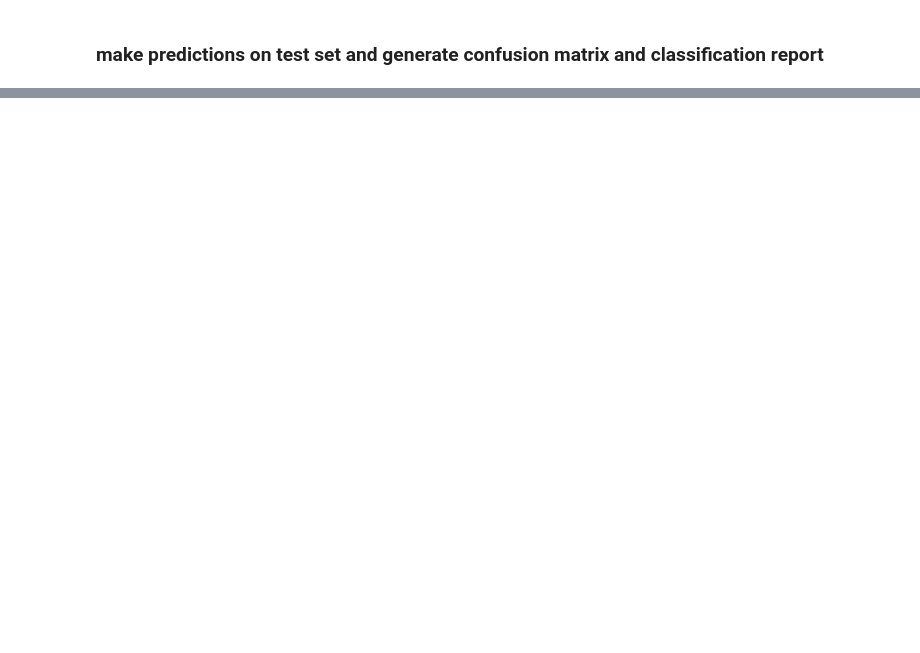
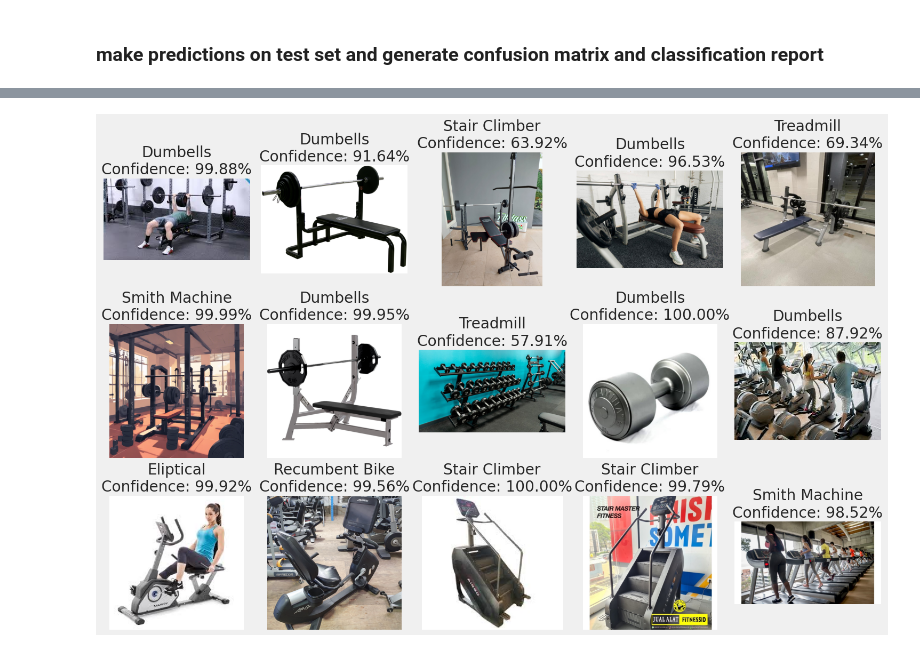
Before and after one commit to GymLens/Machine-Learning, a Jupyter notebook: CNN add Models.ipynb, the cells around one changed output, grey strips where cells are left out. Drawn from its saved outputs; the diff is of its cells as text; code cells hidden in the pictures; blank space fills up the shorter version.

```diff
--- a/CNN add Models.ipynb
+++ b/CNN add Models.ipynb
@@ -545,0 +491,18 @@ tread.jpg is predicted to be: Dumbells
+# %%
+def prepare_image(image_path):
+    img = tf.keras.preprocessing.image.load_img(image_path, target_size=(224, 224))
+    img_array = tf.keras.preprocessing.image.img_to_array(img)
+    img_array = np.expand_dims(img_array, axis=0)  # Membuat batch yang terdiri dari satu gambar
+    return img_array / 255.0  # Normalisasi
+
+# Contoh menggunakan gambar
+image_path = 'test/bp2.png'
+image_to_predict = prepare_image(image_path)
+
+class_names = ["Bench Press", "Dumbells", "Eliptical", "Recumbent Bike", "Smith Machine", "Stair Climber", "Treadmill"]
+
+predictions = model.predict(image_to_predict)
+predicted_class_index = np.argmax(predictions, axis=1)  # Mendapatkan indeks dengan nilai tertinggi
+
+predicted_class_name = class_names[predicted_class_index[0]]  # Asumsi bahwa hanya ada satu hasil
+print(f'Predicted class: {predicted_class_name}')
@@ -545,0 +512,32 @@ tread.jpg is predicted to be: Dumbells
+# %%
+from keras.preprocessing.image import load_img, img_to_array
+
+directory_path = 'test'
+
+# Membuat figure dan axes menggunakan Matplotlib
+fig, axes = plt.subplots(nrows=3, ncols=5, figsize=(15, 10))  # Sesuaikan dengan jumlah gambar
+axes = axes.flatten()
+
+for i, filename in enumerate(os.listdir(directory_path)):
+    image_path = os.path.join(directory_path, filename)
+    image = prepare_image(image_path)
+
+    # Prediksi
+    predictions = model.predict(image)
+    predicted_class_index = np.argmax(predictions, axis=1)
+    predicted_class_name = class_names[predicted_class_index[0]]
+    confidence = np.max(predictions) * 100  # Persentase kepercayaan
+
+    # Tampilkan gambar dengan label prediksi dan akurasi
+    img = load_img(image_path)
+    axes[i].imshow(img)
+    axes[i].axis('off')
+    axes[i].set_title(f"{predicted_class_name}\nConfidence: {confidence:.2f}%")
+
+    # Break loop if enough images
+    # if i == 8:  # Jumlah gambar yang akan ditampilkan, sesuaikan dengan ukuran axes
+    #     break
+
+plt.tight_layout()
+plt.show()
+# %% [output]
@@ -545,0 +559 @@ tread.jpg is predicted to be: Dumbells
+[figure, added]
```
Also changed, not shown: parts of 16 cells of this notebook.
